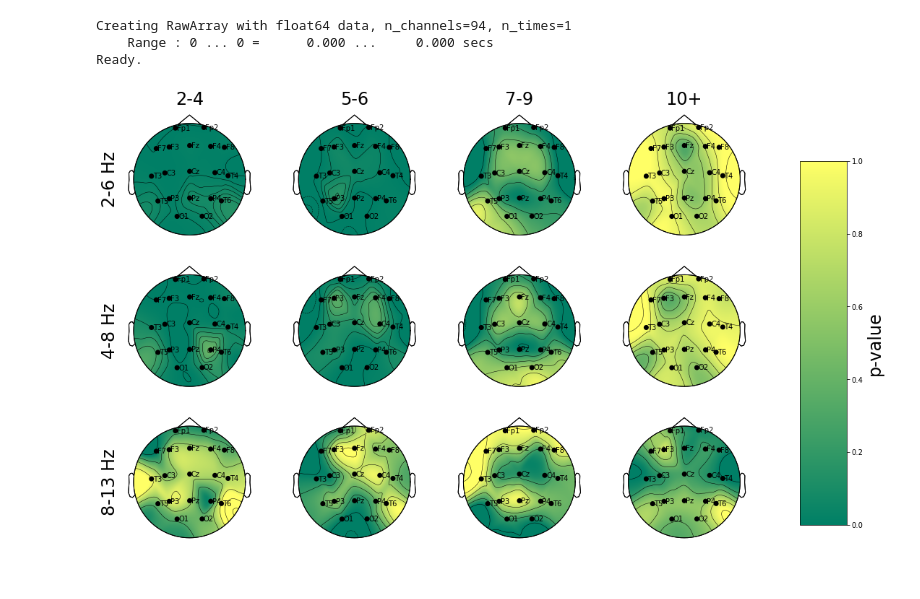
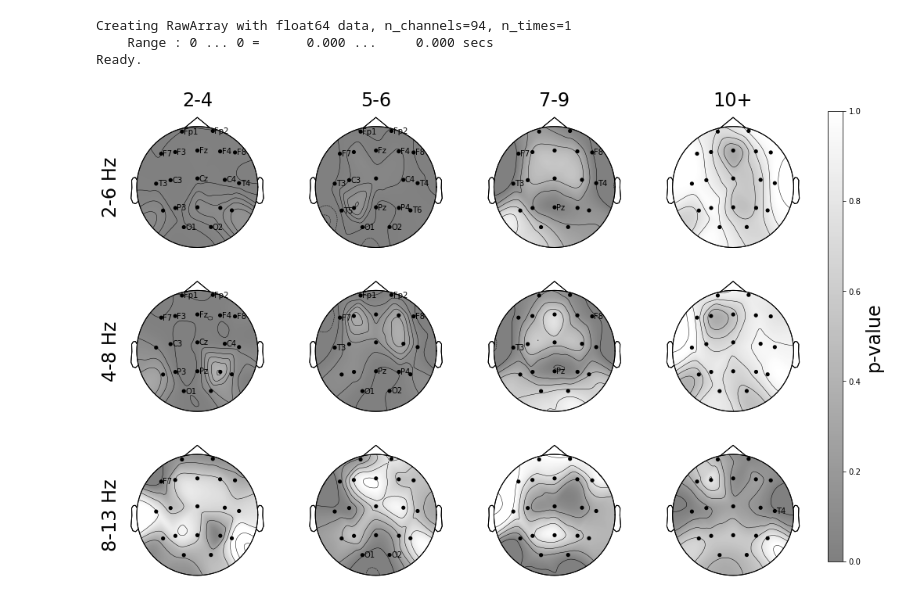
Before and after one commit to ledovsky/eeg-research, a Jupyter notebook: asd_experiments/220131 - Further index research.ipynb, the cells around one changed output. Cells and saved outputs as stored; diff of their text form; code cells hidden in the pictures; blank space fills up the shorter version.

Commit message:
Added 2nd index & gray cmap.

```diff
--- a/asd_experiments/220131 - Further index research.ipynb
+++ b/asd_experiments/220131 - Further index research.ipynb
@@ -223,27 +242,44 @@ pos = pd.DataFrame(pos, columns=['x', 'y'], index=ch_names)
 Creating RawArray with float64 data, n_channels=94, n_times=1
     Range : 0 ... 0 =      0.000 ...     0.000 secs
 Ready.
+# %%
+from matplotlib import colors
+import matplotlib.cm
+
+def truncate_colormap(cmap, minval=0.0, maxval=1.0, n=100):
+    new_cmap = colors.LinearSegmentedColormap.from_list(
+        'trunc({n},{a:.2f},{b:.2f})'.format(n=cmap.name, a=minval, b=maxval),
+        cmap(np.linspace(minval, maxval, n)))
+    return new_cmap
+
+cmap = truncate_colormap(matplotlib.cm.gray, minval=.5, maxval=1.)
+# %%
+def get_significant(p_values, alpha=.05):
+    return (p_values < alpha).T.apply(lambda x: list(x[x].index))
+
+significant_1 = get_significant(p_values_1)
+significant_2 = get_significant(p_values_2)
 # %%
-def plot_topomap(values, ax):
-    mne.viz.utils.plot_sensors(info, show_names=True, axes=ax, show=False)
+def plot_topomap(values, ax, show_names=True):
+    mne.viz.utils.plot_sensors(info, show_names=show_names, axes=ax, show=False, pointsize=10)
     return mne.viz.plot_topomap(values[pos.index], pos.values,
-                                axes=ax, show=False, vmin=0., vmax=1., cmap="gray")
+                                axes=ax, show=False, vmin=0., vmax=1., cmap=cmap)
 # %%
 fig, axes = plt.subplots(3, 4, figsize=(18, 10))
 
 for (key, val), ax in zip(p_values_1.iterrows(), axes.T.ravel()):
-    im, _ = plot_topomap(val, ax)
+    im, _ = plot_topomap(val, ax, significant_1[key])
 
 for ax, ag_name in zip(axes[0], age_groups):
     ax.set_title(ag_name, fontsize=24)
 
 for ax, freq in zip(axes.T[0],freqs):
     ax.text(-.15, 0., freq, size=24,
-                           verticalalignment='center', rotation=90)
+            verticalalignment='center', rotation=90)
 
 fig.subplots_adjust(right=0.8)
-cbar_ax = fig.add_axes([0.85, 0.15, 0.05, 0.7])
+cbar_ax = fig.add_axes([0.82, 0.15, 0.015, 0.8])
 fig.colorbar(im, cax=cbar_ax).set_label("p-value", size=24)
 plt.show()
 # %% [output]
-[figure, old version]
+[figure, new version]
```
Also changed, not shown: parts of 6 cells of this notebook.
